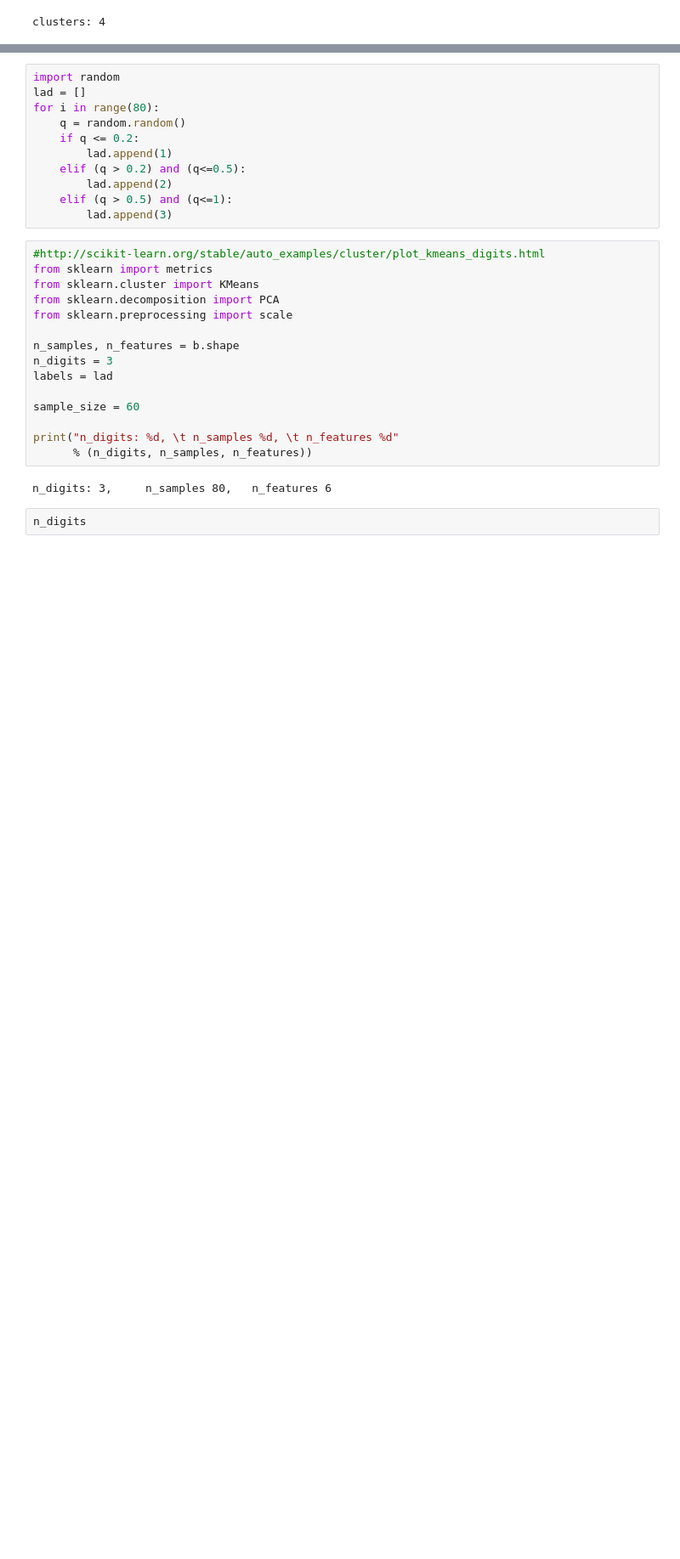
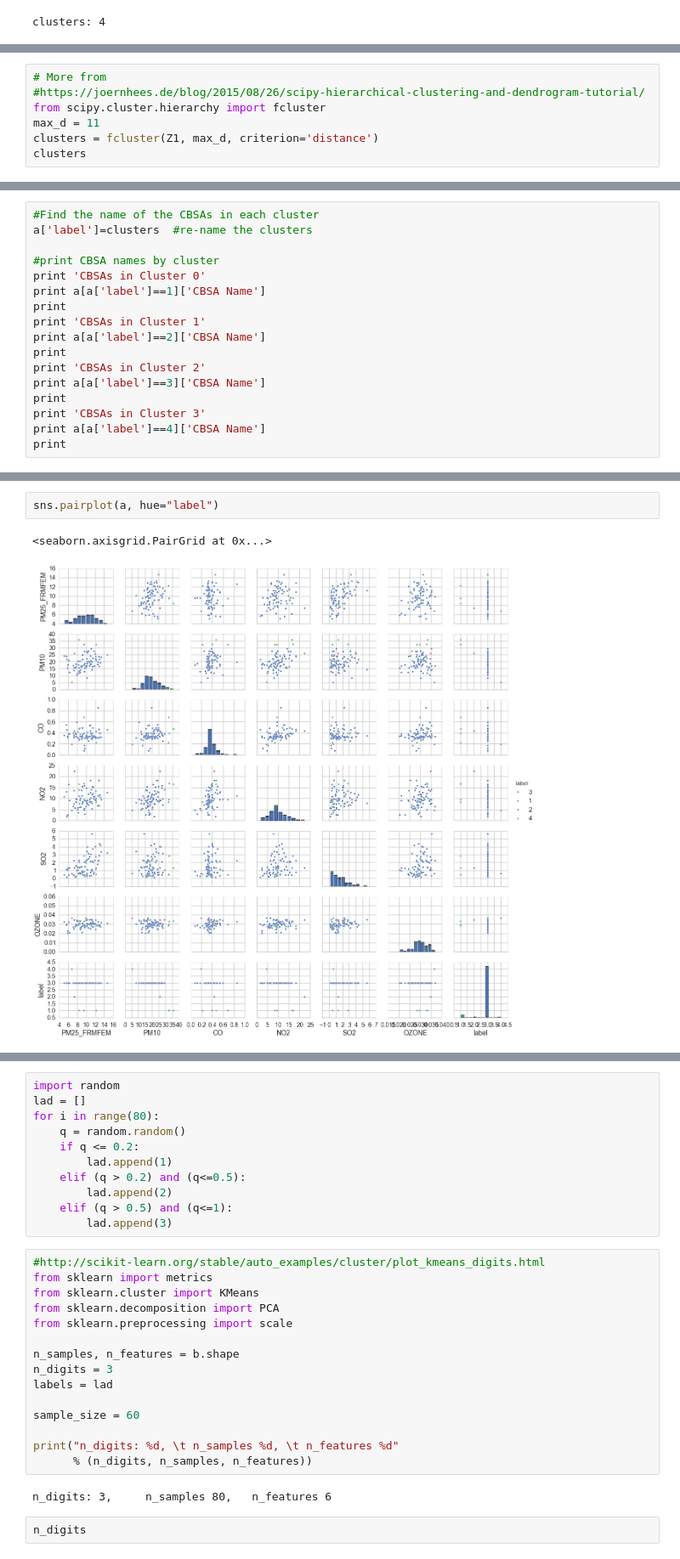
Before and after one commit to mchaffin17/AirPollutionFinalProject, a Jupyter notebook: UnsupervisedAnalysis.ipynb, the cells around one changed output, grey strips where cells are left out. Shown at 85% size. Cells and saved outputs as stored; diff of their text form; blank space fills up the shorter version.

```diff
--- a/UnsupervisedAnalysis.ipynb
+++ b/UnsupervisedAnalysis.ipynb
@@ -102,0 +633,7 @@ clusters: 4
+# %%
+# More from
+#https://joernhees.de/blog/2015/08/26/scipy-hierarchical-clustering-and-dendrogram-tutorial/
+from scipy.cluster.hierarchy import fcluster
+max_d = 11
+clusters = fcluster(Z1, max_d, criterion='distance')
+clusters
@@ -102,0 +645,17 @@ clusters: 4
+# %%
+#Find the name of the CBSAs in each cluster
+a['label']=clusters  #re-name the clusters
+
+#print CBSA names by cluster
+print 'CBSAs in Cluster 0'
+print a[a['label']==1]['CBSA Name']
+print
+print 'CBSAs in Cluster 1'
+print a[a['label']==2]['CBSA Name']
+print
+print 'CBSAs in Cluster 2'
+print a[a['label']==3]['CBSA Name']
+print
+print 'CBSAs in Cluster 3'
+print a[a['label']==4]['CBSA Name']
+print
@@ -102,0 +680,5 @@ clusters: 4
+# %%
+sns.pairplot(a, hue="label")
+# %% [output]
+<seaborn.axisgrid.PairGrid at 0x...>
+[figure, added]
```
Also changed, not shown: parts of 53 cells of this notebook, 1 other file.
